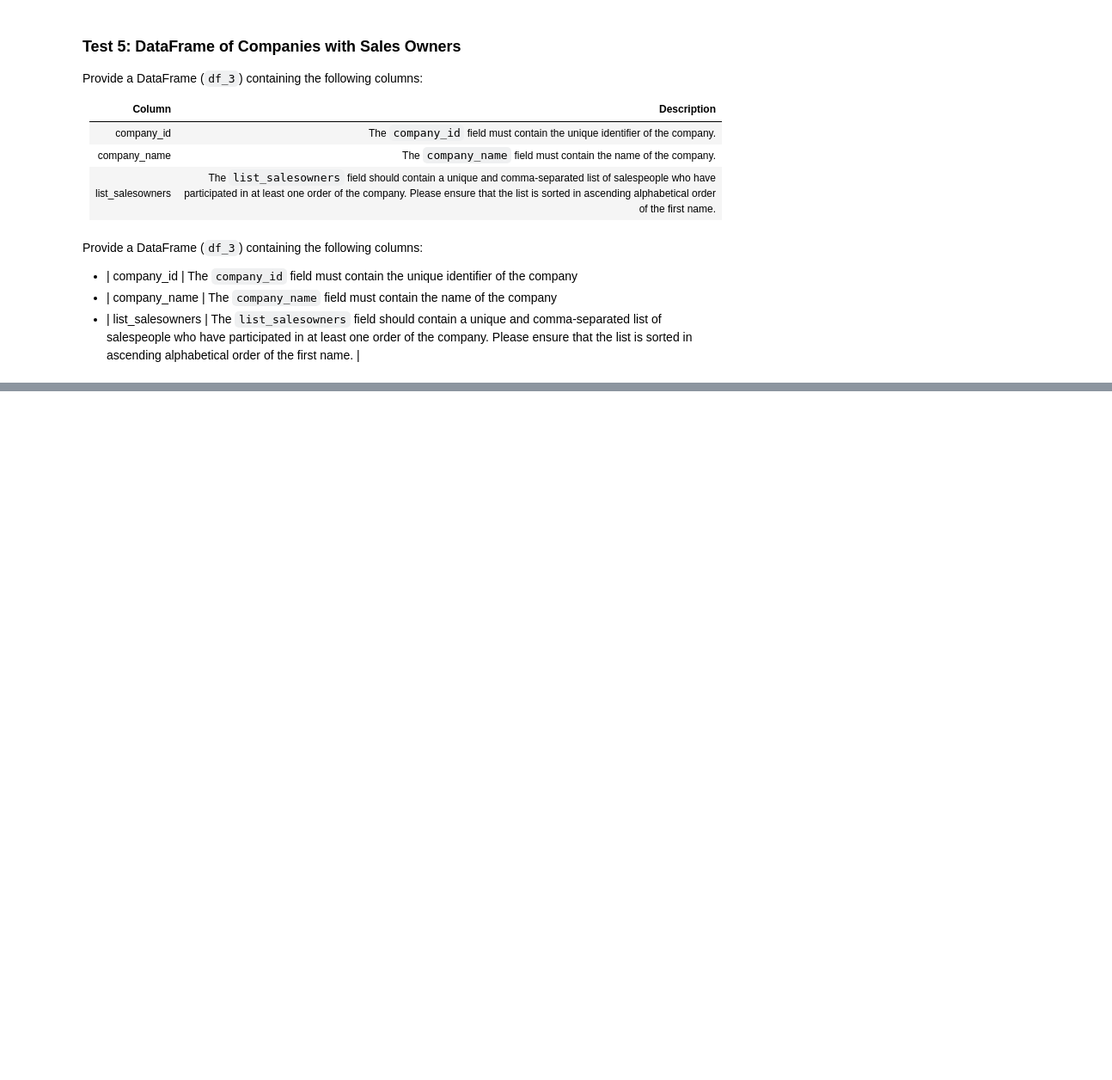
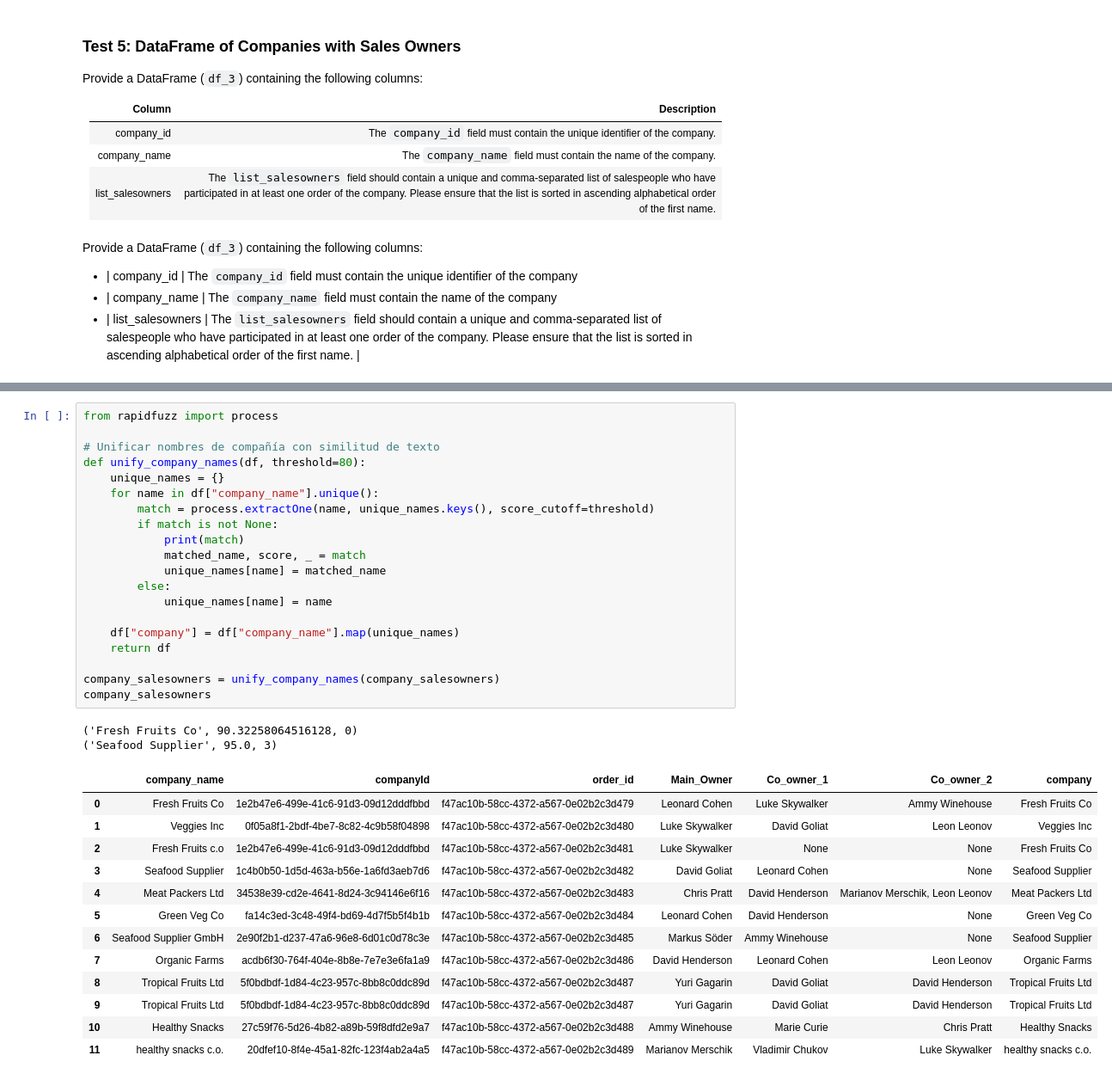
Before and after one commit to StephiKR/IFCO-TEST, a Jupyter notebook: stefaniekobsar_test.ipynb, the cells around one changed output, grey strips where cells are left out. Shown at 86% size. Drawn from its saved outputs; the diff is of its cells as text; blank space fills up the shorter version.

```diff
--- a/stefaniekobsar_test.ipynb
+++ b/stefaniekobsar_test.ipynb
@@ -328,0 +344,36 @@ KeyError: "['company_id', 'company_name', 'Main_owner'] not in index"
+# %%
+from rapidfuzz import process
+
+# Unificar nombres de compañía con similitud de texto
+def unify_company_names(df, threshold=80):
+    unique_names = {}
+    for name in df["company_name"].unique():
+        match = process.extractOne(name, unique_names.keys(), score_cutoff=threshold)
+        if match is not None:
+            print(match)
+            matched_name, score, _ = match
+            unique_names[name] = matched_name
+        else:
+            unique_names[name] = name
+
+    df["company"] = df["company_name"].map(unique_names)
+    return df
+
+company_salesowners = unify_company_names(company_salesowners)
+company_salesowners
+# %% [output]
+('Fresh Fruits Co', 90.32258064516128, 0)
+('Seafood Supplier', 95.0, 3)
+|  | company_name | companyId | order_id | Main_Owner | Co_owner_1 | Co_owner_2 | company |
+| 0 | Fresh Fruits Co | 1e2b47e6-499e-41c6-91d3-09d12dddfbbd | f47ac10b-58cc-4372-a567-0e02b2c3d479 | Leonard Cohen | Luke Skywalker | Ammy Winehouse | Fresh Fruits Co |
+| 1 | Veggies Inc | 0f05a8f1-2bdf-4be7-8c82-4c9b58f04898 | f47ac10b-58cc-4372-a567-0e02b2c3d480 | Luke Skywalker | David Goliat | Leon Leonov | Veggies Inc |
+| 2 | Fresh Fruits c.o | 1e2b47e6-499e-41c6-91d3-09d12dddfbbd | f47ac10b-58cc-4372-a567-0e02b2c3d481 | Luke Skywalker | None | None | Fresh Fruits Co |
+| 3 | Seafood Supplier | 1c4b0b50-1d5d-463a-b56e-1a6fd3aeb7d6 | f47ac10b-58cc-4372-a567-0e02b2c3d482 | David Goliat | Leonard Cohen | None | Seafood Supplier |
+| 4 | Meat Packers Ltd | 34538e39-cd2e-4641-8d24-3c94146e6f16 | f47ac10b-58cc-4372-a567-0e02b2c3d483 | Chris Pratt | David Henderson | Marianov Merschik, Leon Leonov | Meat Packers Ltd |
+| 5 | Green Veg Co | fa14c3ed-3c48-49f4-bd69-4d7f5b5f4b1b | f47ac10b-58cc-4372-a567-0e02b2c3d484 | Leonard Cohen | David Henderson | None | Green Veg Co |
+| 6 | Seafood Supplier GmbH | 2e90f2b1-d237-47a6-96e8-6d01c0d78c3e | f47ac10b-58cc-4372-a567-0e02b2c3d485 | Markus Söder | Ammy Winehouse | None | Seafood Supplier |
+| 7 | Organic Farms | acdb6f30-764f-404e-8b8e-7e7e3e6fa1a9 | f47ac10b-58cc-4372-a567-0e02b2c3d486 | David Henderson | Leonard Cohen | Leon Leonov | Organic Farms |
+| 8 | Tropical Fruits Ltd | 5f0bdbdf-1d84-4c23-957c-8bb8c0ddc89d | f47ac10b-58cc-4372-a567-0e02b2c3d487 | Yuri Gagarin | David Goliat | David Henderson | Tropical Fruits Ltd |
+| 9 | Tropical Fruits Ltd | 5f0bdbdf-1d84-4c23-957c-8bb8c0ddc89d | f47ac10b-58cc-4372-a567-0e02b2c3d487 | Yuri Gagarin | David Goliat | David Henderson | Tropical Fruits Ltd |
+| 10 | Healthy Snacks | 27c59f76-5d26-4b82-a89b-59f8dfd2e9a7 | f47ac10b-58cc-4372-a567-0e02b2c3d488 | Ammy Winehouse | Marie Curie | Chris Pratt | Healthy Snacks |
+| 11 | healthy snacks c.o. | 20dfef10-8f4e-45a1-82fc-123f4ab2a4a5 | f47ac10b-58cc-4372-a567-0e02b2c3d489 | Marianov Merschik | Vladimir Chukov | Luke Skywalker | healthy snacks c.o. |
```
Also changed, not shown: parts of 12 cells of this notebook.
